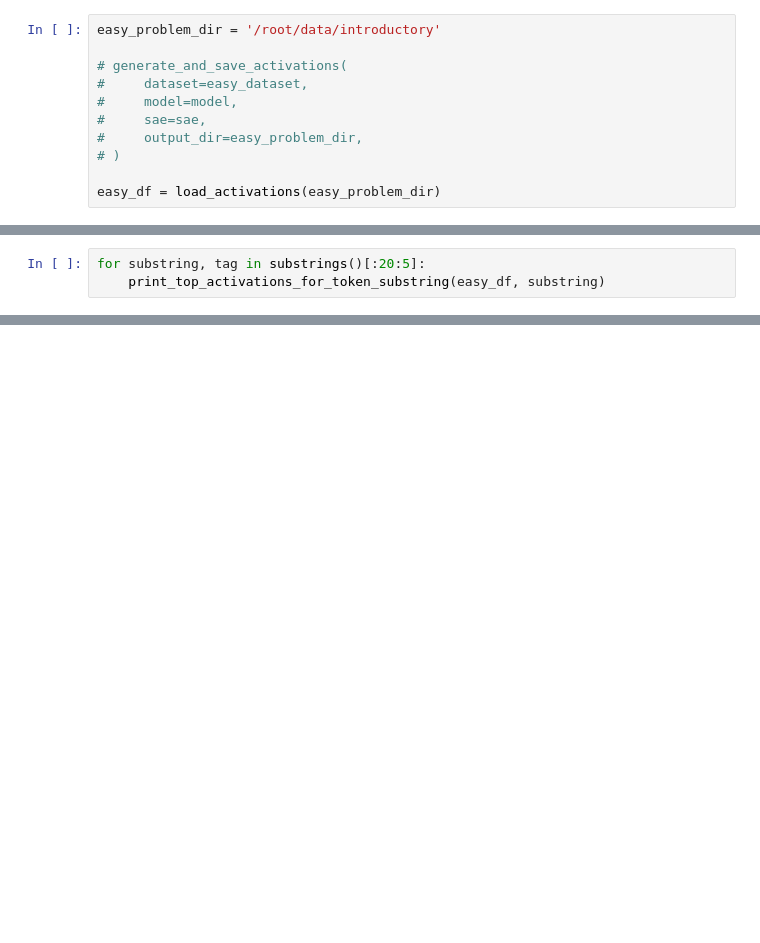
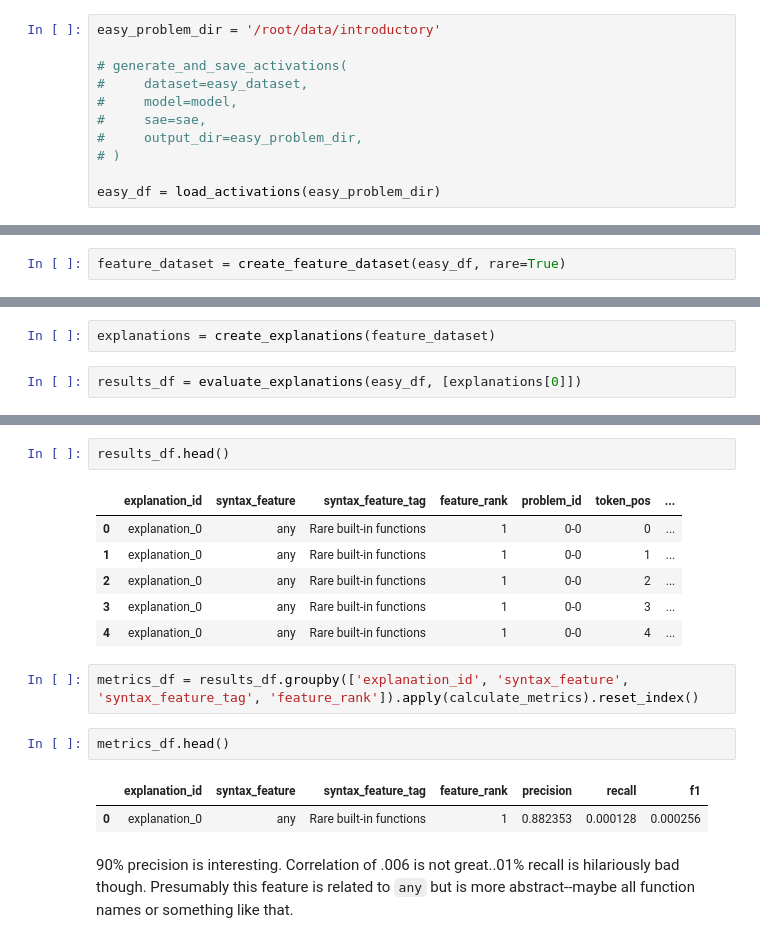
Before and after one commit to danielreuter/regular-explanations, a Jupyter notebook: regular_explanations/explore.ipynb, the cells around one changed output, grey strips where cells are left out. Drawn from its saved outputs; the diff is of its cells as text; blank space fills up the shorter version.

```diff
--- a/regular_explanations/explore.ipynb
+++ b/regular_explanations/explore.ipynb
@@ -695,3 +599,0 @@ def substrings() -> Iterable[Tuple[str, str]]:
-# %%
-for substring, tag in substrings()[:20:5]:
-    print_top_activations_for_token_substring(easy_df, substring)
@@ -697,0 +750,2 @@ for substring, tag in substrings()[:20:5]:
+# %%
+feature_dataset = create_feature_dataset(easy_df, rare=True)
@@ -798,0 +848,4 @@ for metric in ['precision', 'recall', 'f1']:
+# %%
+explanations = create_explanations(feature_dataset)
+# %%
+results_df = evaluate_explanations(easy_df, [explanations[0]])
@@ -798,0 +870,18 @@ for metric in ['precision', 'recall', 'f1']:
+# %%
+results_df.head()
+# %% [output]
+|  | explanation_id | syntax_feature | syntax_feature_tag | feature_rank | problem_id | token_pos | ... |
+| 0 | explanation_0 | any | Rare built-in functions | 1 | 0-0 | 0 | ... |
+| 1 | explanation_0 | any | Rare built-in functions | 1 | 0-0 | 1 | ... |
+| 2 | explanation_0 | any | Rare built-in functions | 1 | 0-0 | 2 | ... |
+| 3 | explanation_0 | any | Rare built-in functions | 1 | 0-0 | 3 | ... |
+| 4 | explanation_0 | any | Rare built-in functions | 1 | 0-0 | 4 | ... |
+# %%
+metrics_df = results_df.groupby(['explanation_id', 'syntax_feature', 'syntax_feature_tag', 'feature_rank']).apply(calculate_metrics).reset_index()
+# %%
+metrics_df.head()
+# %% [output]
+|  | explanation_id | syntax_feature | syntax_feature_tag | feature_rank | precision | recall | f1 |
+| 0 | explanation_0 | any | Rare built-in functions | 1 | 0.882353 | 0.000128 | 0.000256 |
+# %% [markdown]
+90% precision is interesting. Correlation of .006 is not great..01% recall is hilariously bad though. Presumably this feature is related to `any` but is more abstract--maybe all function names or something like that.
```
Also changed, not shown: parts of 45 cells of this notebook, 2 other files.
